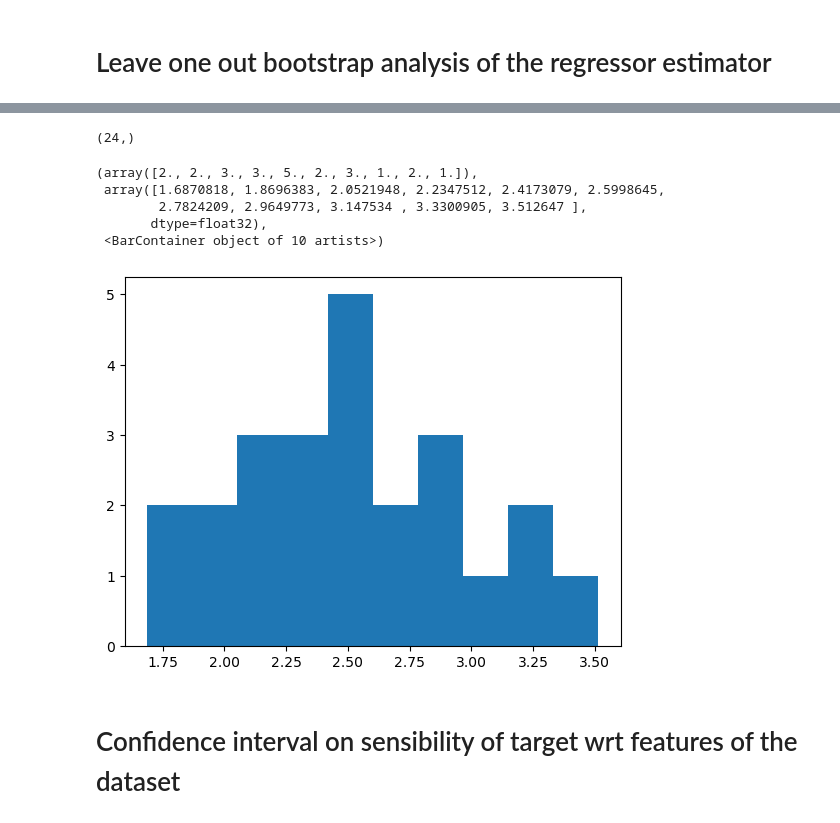
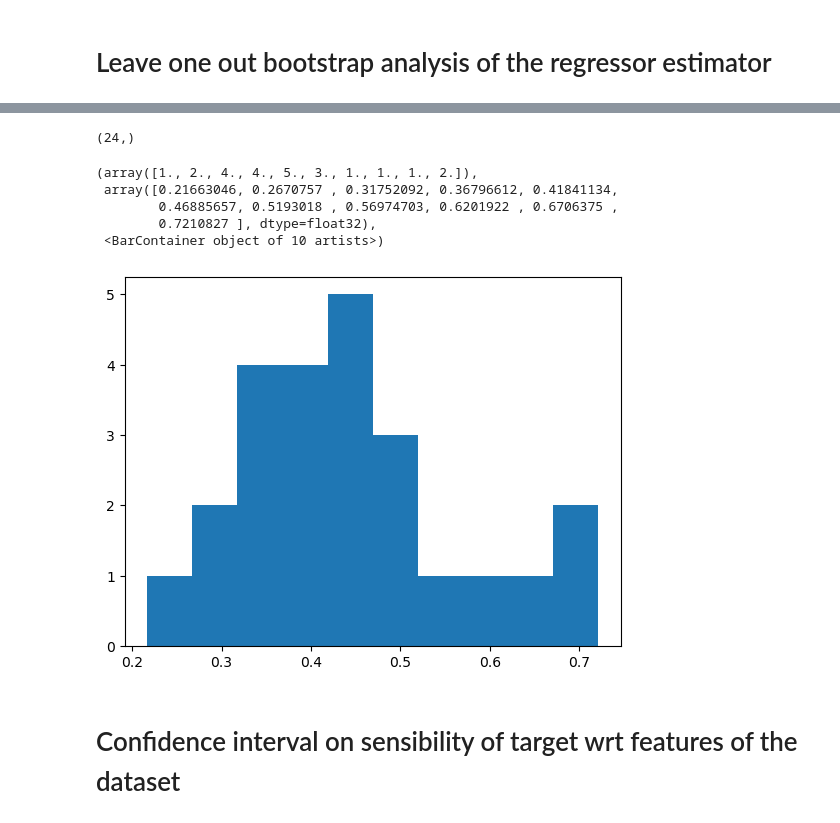
Before and after one commit to giuseppeegentile/BioMolecularLabProject, a Jupyter notebook: Data analyisis.ipynb, the cells around one changed output, grey strips where cells are left out. Saved outputs shown, nothing was run; the diff lists cells and outputs as text; code cells hidden in the pictures.

```diff
--- a/Data analyisis.ipynb
+++ b/Data analyisis.ipynb
@@ -12,6 +12,8 @@ tokeep = tokeep[X.var(axis = 0) > 1e-15]
 X = X[:,tokeep]
 
 # normalizzazione
+X_0 = X.copy()
+Y_0 = Y.copy()
 X = (X - X.mean(axis = 0)) / (X.var(axis = 0))**.5
 Y = (Y - Y.mean(axis = 0)) / (Y.var(axis = 0))**.5
 
@@ -126,7 +128,7 @@ grad   = jax.grad(reward)
 
 def corr_learn(X,Y, verbose = False):
     w = np.random.randn(X.shape[1])
-    batch = 200
+    batch = 400
     lr    = 1e-1
     for i in range(batch * 10):
         new_w = w + lr * grad(w,X,Y)
@@ -172,12 +169,13 @@ phi = lambda X: np.c_[X]
 predizioni = []
 veri       = []
 for i in range(len(X)):
-    indici_train = np.arange(len(X)) != i
-    indici_test  = ~indici_train
-    X_train = phi(X)[indici_train]
-    X_test  = phi(X)[indici_test]
-    Y_train = Y[indici_train]
-    Y_test  = Y[indici_test]
+    indici_train = np.arange(len(X_0)) != i
+    X_train = X_0[indici_train]
+    X_train = (X_train - X_train.mean(axis = 0)) / (X_train.var(axis = 0))**.5
+    X_train = phi(X_train)
+
+    Y_train = Y_0[indici_train]
+    Y_train = (Y_train - Y_train.mean()) / (Y_train.var())**.5
 
     w       = corr_learn(X_train,Y_train,verbose = False)
     ws.append(w)
@@ -203,15 +201,15 @@ for i in range(len(X)):
 # %%
 W = np.array(ws)
 print(W[:,2].shape)
-plt.hist( W[:,2] )
+plt.hist( W[:,0] )
 # %% [output]
 (24,)
-(array([2., 2., 3., 3., 5., 2., 3., 1., 2., 1.]),
- array([1.6870818, 1.8696383, 2.0521948, 2.2347512, 2.4173079, 2.5998645,
-        2.7824209, 2.9649773, 3.147534 , 3.3300905, 3.512647 ],
-       dtype=float32),
+(array([1., 2., 4., 4., 5., 3., 1., 1., 1., 2.]),
+ array([0.21663046, 0.2670757 , 0.31752092, 0.36796612, 0.41841134,
+        0.46885657, 0.5193018 , 0.56974703, 0.6201922 , 0.6706375 ,
+        0.7210827 ], dtype=float32),
  <BarContainer object of 10 artists>)
-[figure, old version]
+[figure, new version]
 # %% [markdown]
 # Confidence interval on sensibility of target wrt features of the dataset
 # %%
```
Also changed, not shown: parts of 5 cells of this notebook.
